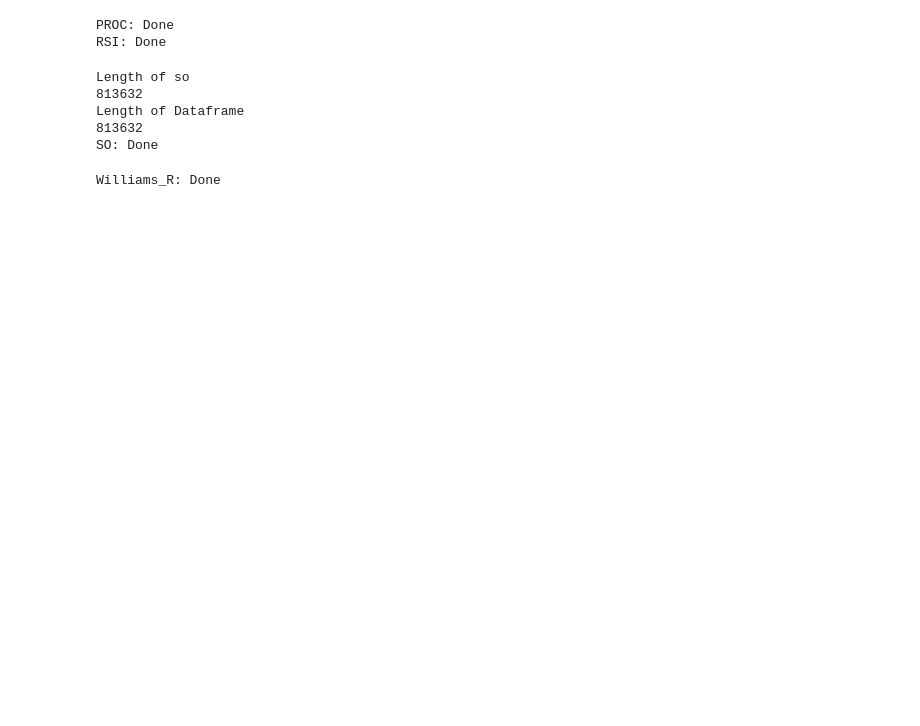
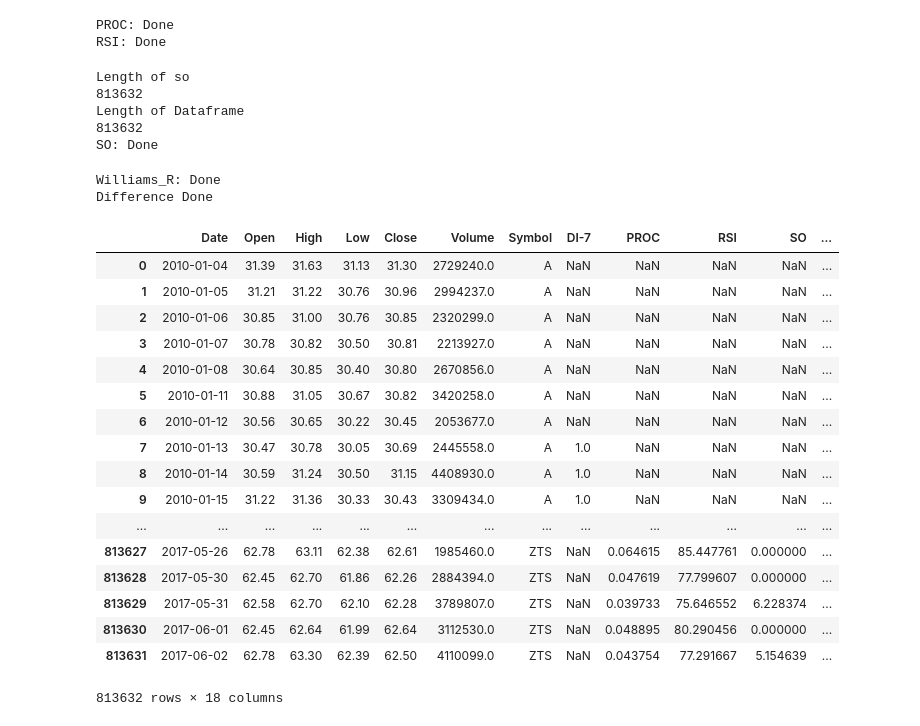
Before and after one commit to johnberroa/RandomForest-StockPredictor, a Jupyter notebook: Tech_Analysis Notebook.ipynb, the cells around one changed output. Saved outputs shown, nothing was run; the diff lists cells and outputs as text; code cells hidden in the pictures; blank space fills up the shorter version.

Commit message:
added intervall difference function in tech_analysis

```diff
--- a/Tech_Analysis Notebook.ipynb
+++ b/Tech_Analysis Notebook.ipynb
@@ -139,6 +139,28 @@ def Williams_R(dataframe, period):
     dataframe["WR"] = wr
     return dataframe
 
+
+
+def diff_intervall(df, D):
+
+    intervall = []
+    for stock in df['Symbol'].unique():
+        all_prices = list(df[df['Symbol']==stock]['Close'])
+
+        #Nan-padding for later removal
+        for i in range(len(all_prices)):
+            intervall.append(None)
+
+        for i in range(D,len(all_prices)-D):
+            intervall[i] = np.sign(all_prices[i]- all_prices[i-D])
+
+
+        #print(len(df))
+        #print(len(intervall))
+    df['DI-'+str(D)] = intervall
+    return df
+
+
 def On_Balance_Volume(dataframe):
     '''
     Williams %R
@@ -188,6 +210,13 @@ data = SO(data,14)
 print("SO: Done")
 data = Williams_R(data, 14 )
 print("Williams_R: Done")
+data = diff_intervall(data, 1)
+data = diff_intervall(data, 2)
+data = diff_intervall(data, 3)
+data = diff_intervall(data, 4)
+data = diff_intervall(data, 5)
+data = diff_intervall(data, 6)
+print('Difference Done')
 # %% [output]
 PROC: Done
 RSI: Done
@@ -197,4 +226,26 @@ Length of Dataframe
 813632
 SO: Done
 Williams_R: Done
+Difference Done
+# %%
+data
+# %% [output]
+|  | Date | Open | High | Low | Close | Volume | Symbol | DI-7 | PROC | RSI | SO | ... |
+| 0 | 2010-01-04 | 31.39 | 31.63 | 31.13 | 31.30 | 2729240.0 | A | NaN | NaN | NaN | NaN | ... |
+| 1 | 2010-01-05 | 31.21 | 31.22 | 30.76 | 30.96 | 2994237.0 | A | NaN | NaN | NaN | NaN | ... |
+| 2 | 2010-01-06 | 30.85 | 31.00 | 30.76 | 30.85 | 2320299.0 | A | NaN | NaN | NaN | NaN | ... |
+| 3 | 2010-01-07 | 30.78 | 30.82 | 30.50 | 30.81 | 2213927.0 | A | NaN | NaN | NaN | NaN | ... |
+| 4 | 2010-01-08 | 30.64 | 30.85 | 30.40 | 30.80 | 2670856.0 | A | NaN | NaN | NaN | NaN | ... |
+| 5 | 2010-01-11 | 30.88 | 31.05 | 30.67 | 30.82 | 3420258.0 | A | NaN | NaN | NaN | NaN | ... |
+| 6 | 2010-01-12 | 30.56 | 30.65 | 30.22 | 30.45 | 2053677.0 | A | NaN | NaN | NaN | NaN | ... |
+| 7 | 2010-01-13 | 30.47 | 30.78 | 30.05 | 30.69 | 2445558.0 | A | 1.0 | NaN | NaN | NaN | ... |
+| 8 | 2010-01-14 | 30.59 | 31.24 | 30.50 | 31.15 | 4408930.0 | A | 1.0 | NaN | NaN | NaN | ... |
+| 9 | 2010-01-15 | 31.22 | 31.36 | 30.33 | 30.43 | 3309434.0 | A | 1.0 | NaN | NaN | NaN | ... |
+| ... | ... | ... | ... | ... | ... | ... | ... | ... | ... | ... | ... | ... |
+| 813627 | 2017-05-26 | 62.78 | 63.11 | 62.38 | 62.61 | 1985460.0 | ZTS | NaN | 0.064615 | 85.447761 | 0.000000 | ... |
+| 813628 | 2017-05-30 | 62.45 | 62.70 | 61.86 | 62.26 | 2884394.0 | ZTS | NaN | 0.047619 | 77.799607 | 0.000000 | ... |
+| 813629 | 2017-05-31 | 62.58 | 62.70 | 62.10 | 62.28 | 3789807.0 | ZTS | NaN | 0.039733 | 75.646552 | 6.228374 | ... |
+| 813630 | 2017-06-01 | 62.45 | 62.64 | 61.99 | 62.64 | 3112530.0 | ZTS | NaN | 0.048895 | 80.290456 | 0.000000 | ... |
+| 813631 | 2017-06-02 | 62.78 | 63.30 | 62.39 | 62.50 | 4110099.0 | ZTS | NaN | 0.043754 | 77.291667 | 5.154639 | ... |
+813632 rows × 18 columns
 # %%
```
Also changed, not shown: parts of 3 cells of this notebook.
